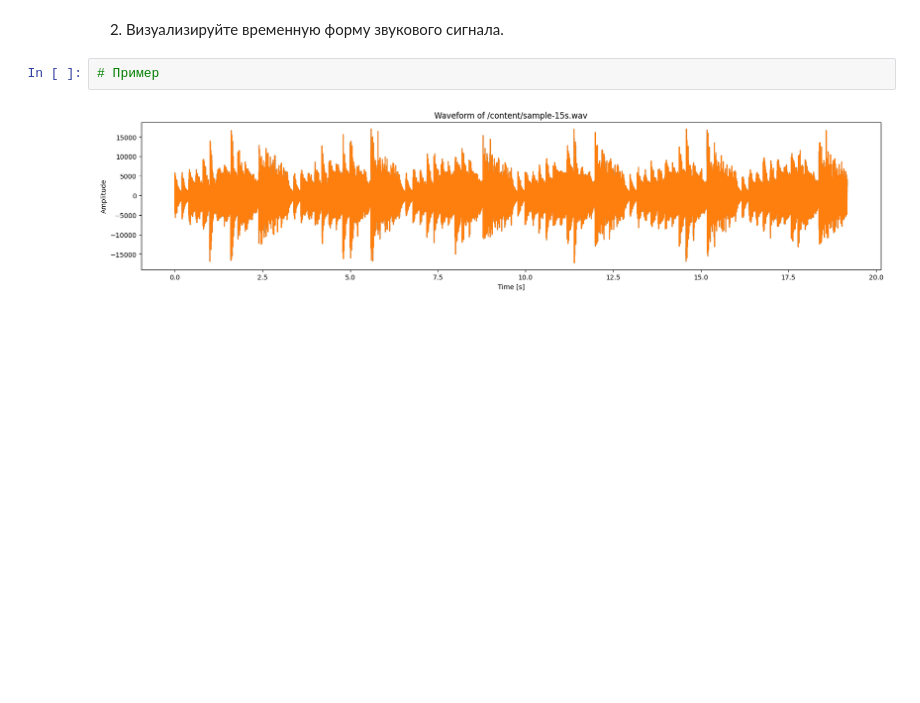
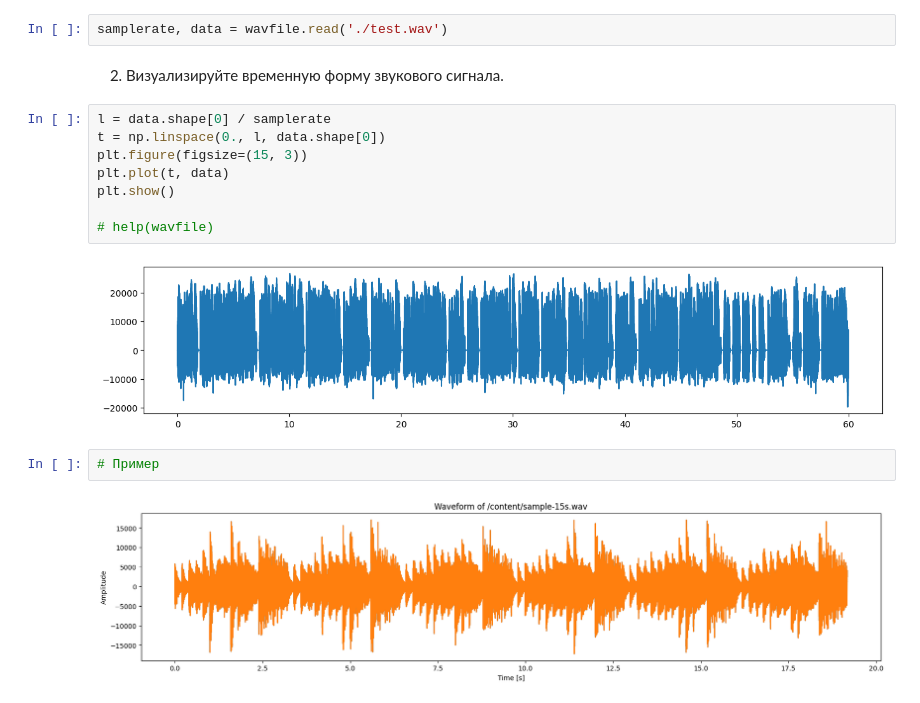
Before and after one commit to ilyak0n/comp_math, a Jupyter notebook: 10. Генерация сигналов и преобразования Фурье/Практическая_работа_№10_Генерация_сигналов_и_преобразования_Фурье.ipynb, the cells around one changed output. Cells and saved outputs as stored; diff of their text form; blank space fills up the shorter version.

```diff
--- a/10. Генерация сигналов и преобразования Фурье/Практическая_работа_№10_Генерация_сигналов_и_преобразования_Фурье.ipynb
+++ b/10. Генерация сигналов и преобразования Фурье/Практическая_работа_№10_Генерация_сигналов_и_преобразования_Фурье.ipynb
@@ -292,8 +292,20 @@ from scipy.io import wavfile
 В этом задании вам нужно использовать функцию `wavfile.read` из модуля `scipy.io` для чтения звукового файла. Эта функция возвращает частоту дискретизации и данные аудиосигнала. Затем вы должны визуализировать эти данные с помощью `matplotlib.pyplot.plot`. В результате вы получите график амплитуды звукового сигнала во времени.
 # %% [markdown]
 1. Используйте библиотеку `scipy.io.wavfile` для чтения звукового файла.
+# %%
+samplerate, data = wavfile.read('./test.wav')
 # %% [markdown]
 2. Визуализируйте временную форму звукового сигнала.
+# %%
+l = data.shape[0] / samplerate
+t = np.linspace(0., l, data.shape[0])
+plt.figure(figsize=(15, 3))
+plt.plot(t, data)
+plt.show()
+
+# help(wavfile)
+# %% [output]
+[figure, added]
 # %%
 # Пример
 # %% [output]
```
Also changed, not shown: parts of 6 cells of this notebook.
